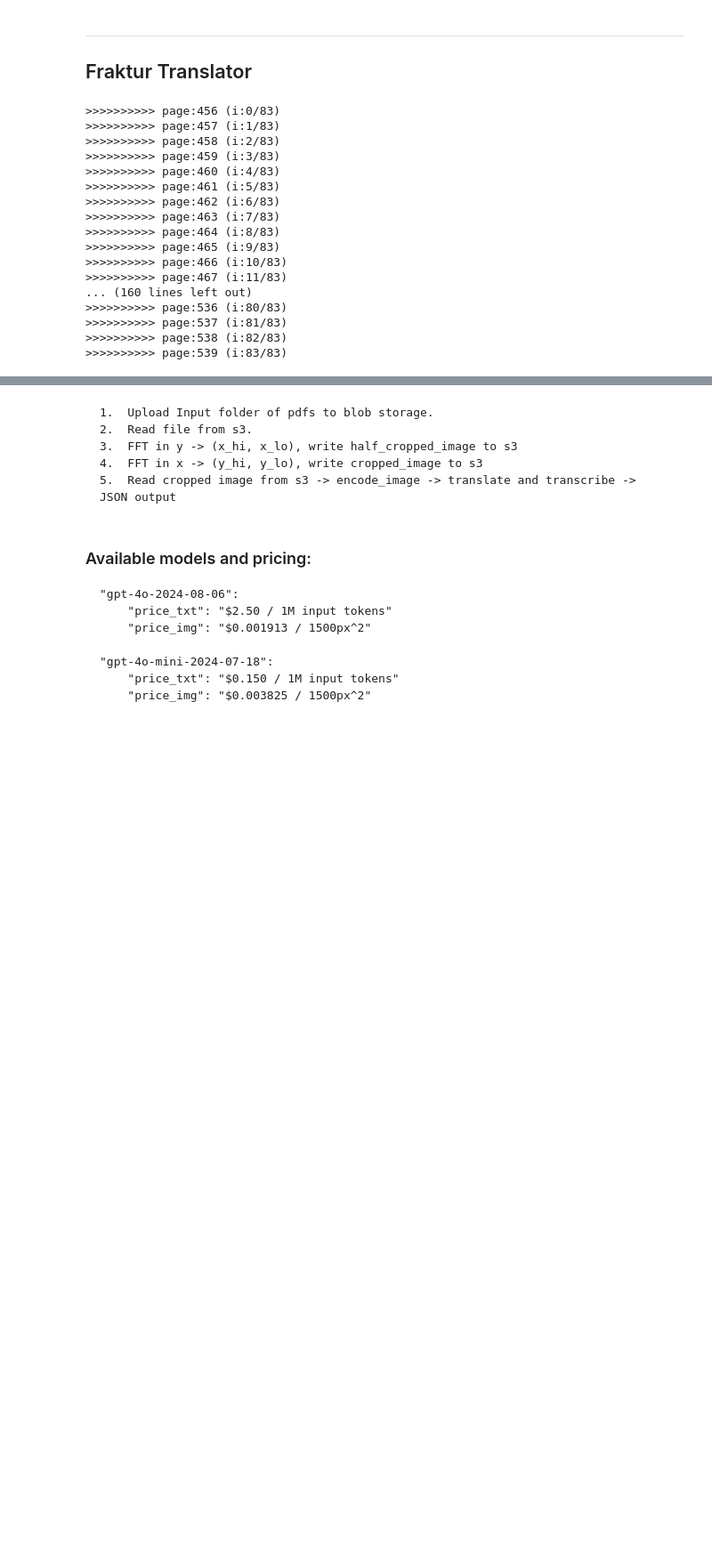
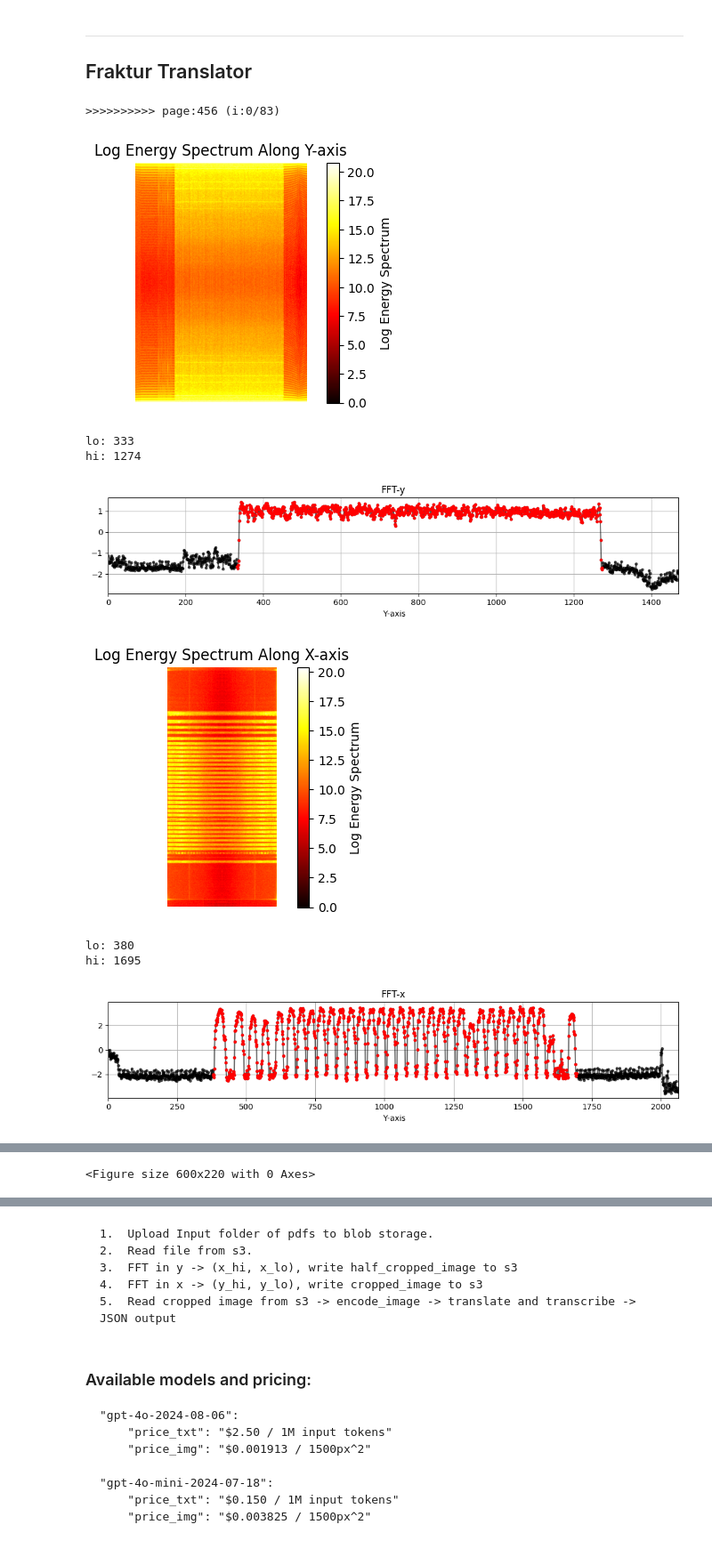
Before and after one commit to ozkansafak/fraktur, a Jupyter notebook: notebooks/main_fraktur.ipynb, the cells around one changed output, grey strips where cells are left out. Shown: that part at 89% size. Saved outputs shown, nothing was run; the diff lists cells and outputs as text; code cells hidden in the pictures; blank space fills up the shorter version.

```diff
--- a/notebooks/main_fraktur.ipynb
+++ b/notebooks/main_fraktur.ipynb
@@ -54,49 +54,39 @@ headers = {
 }
 
 # Select the value of model_name in ["gpt-4o-2024-08-06", "gpt-4o-mini-2024-07-18"]
-model_name = "gpt-4o-2024-08-06"
-plotter = False
+model_name = "gpt-4o-mini-2024-07-18"
+plotter = True
 
 # Folder containing the Fraktur PDF files
 image_path = "../data/Der Weltkrieg v8 Chap 4F (in Fraktur)/*pdf"
 
 # Get the list of PDF file paths
 fnames = sorted(glob.glob(image_path))
-german_texts = {}
-english_texts = {}
+# german_texts = {}
+# english_texts = {}
 total_time = 0
-# %%
-for i, fname in enumerate(fnames):
-    start = time.time()
-
-    pageno = re.search(r'page_(.*?)\.pdf', fname, re.DOTALL).group(1)
-    print(f"\n{'>'*10} page:{pageno} (i:{i}/{len(fnames)-1}) ", end="")
-    if int(pageno) not in [525, 535]:
-        continue
-
-    raw_text, raw_german_text, german_text, english_text = single_page(fname, model_name, headers, plotter, pageno)
-
-    german_texts[pageno] = german_text
-    english_texts[pageno] = english_text
-    delta = time.time() - start
-    total_time += delta
-    print(f"[time:{delta:.2f}sec] [TotalRuntime:{int(total_time//60)} mins {(total_time - int(total_time//60)*60):.2f} sec] {'>'*10}\n")
-    print(raw_text)
-# %% [output]
->>>>>>>>>> page:456 (i:0/83)
->>>>>>>>>> page:457 (i:1/83)
->>>>>>>>>> page:458 (i:2/83)
->>>>>>>>>> page:459 (i:3/83)
->>>>>>>>>> page:460 (i:4/83)
->>>>>>>>>> page:461 (i:5/83)
->>>>>>>>>> page:462 (i:6/83)
->>>>>>>>>> page:463 (i:7/83)
->>>>>>>>>> page:464 (i:8/83)
->>>>>>>>>> page:465 (i:9/83)
->>>>>>>>>> page:466 (i:10/83)
->>>>>>>>>> page:467 (i:11/83)
-... (160 lines left out)
->>>>>>>>>> page:536 (i:80/83)
->>>>>>>>>> page:537 (i:81/83)
->>>>>>>>>> page:538 (i:82/83)
->>>>>>>>>> page:539 (i:83/83)
+# %%
+for i, fname in enumerate(fnames[0:1]):
+    start = time.time()
+
+    pageno = re.search(r'page_(.*?)\.pdf', fname, re.DOTALL).group(1)
+    print(f"\n{'>'*10} page:{pageno} (i:{i}/{len(fnames)-1}) ", end="")
+
+    raw_text, raw_german_text, german_text, english_text = single_page(fname, model_name, headers, plotter, pageno)
+
+    german_texts[pageno] = german_text
+    english_texts[pageno] = english_text
+    delta = time.time() - start
+    total_time += delta
+    print(f"[time:{delta:.2f}sec] [TotalRuntime:{int(total_time//60)} mins {(total_time - int(total_time//60)*60):.2f} sec] {'>'*10}\n")
+    print(raw_text)
+# %% [output]
+>>>>>>>>>> page:456 (i:0/83)
+[figure, added]
+lo: 333
+hi: 1274
+[figure, added]
+[figure, added]
+lo: 380
+hi: 1695
+[figure, added]
@@ -102,0 +94 @@ for i, fname in enumerate(fnames):
+<Figure size 600x220 with 0 Axes>
```
Also changed, not shown: parts of 1 cell of this notebook, 14 other files.
